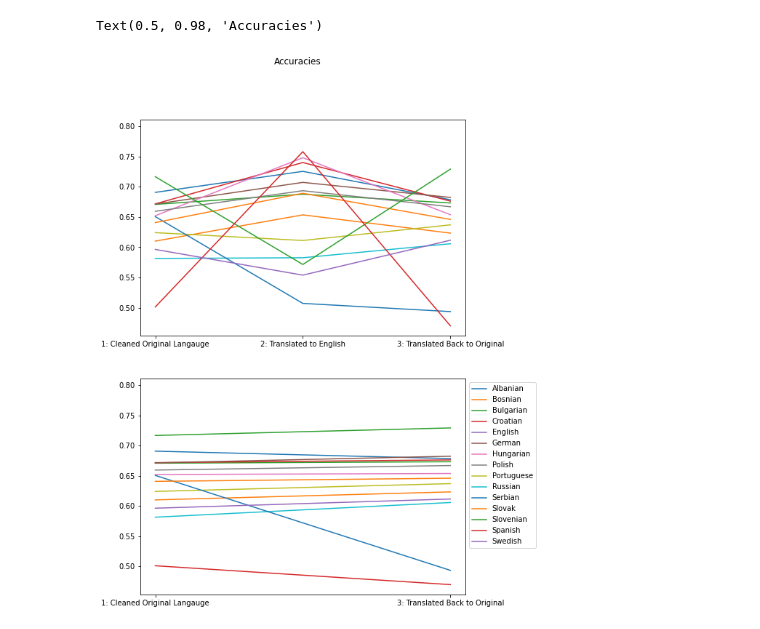
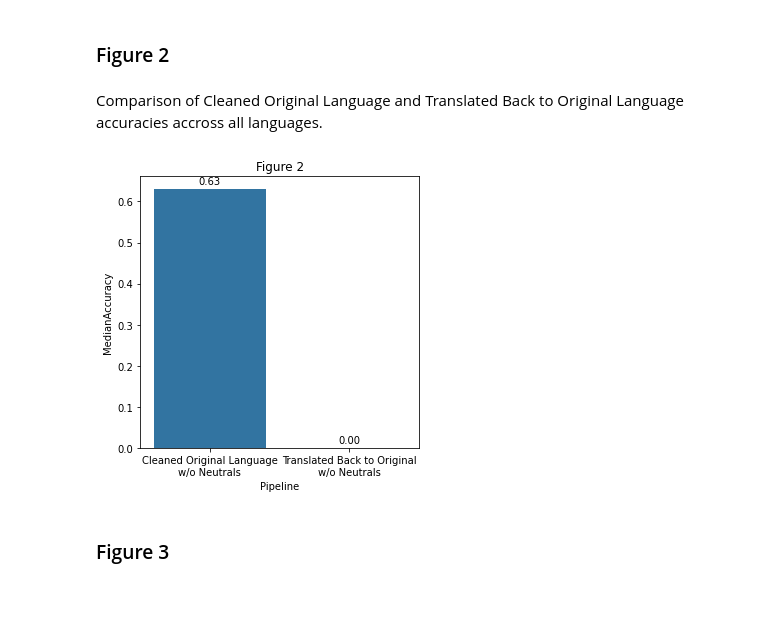
Before and after one commit to edward-chew/machine-translation, a Jupyter notebook: results.ipynb, the cells around one changed output. Drawn from its saved outputs; the diff is of its cells as text; code cells hidden in the pictures; blank space fills up the shorter version.

```diff
--- a/results.ipynb
+++ b/results.ipynb
@@ -0,0 +14,2 @@
+# %%
+pipelines = ["Cleaned Original Language", "Translated to English", "Translated Back to Original"]
@@ -0,0 +20,8 @@
+# %%
+# Distance between median and lower bound of 95% confidence interval
+def lower_dist(i):
+    return abs(data["Confidence"][i][0] - data["MedianAccuracy"][i])
+
+# Distance between median and upper bound of 95% confidence interval
+def upper_dist(i):
+    return abs(data["Confidence"][i][1] - data["MedianAccuracy"][i])
@@ -1,15 +56,41 @@
+# %% [markdown]
+### Figure 2
+# %% [markdown]
+Comparison of Cleaned Original Language and Translated Back to Original Language accuracies accross all languages.
+# %%
+data = pd.DataFrame({"Pipeline": [pipelines[0] + "\nw/o Neutrals", pipelines[2] + "\nw/o Neutrals"],
+                     "MedianAccuracy": [0.6292841870731398, 0],
+                     "Confidence": [[0.6292436847905679, 0.6293344412681997], [0, 0]]})
+
+lower_dists = list(map(lower_dist, [0,1]))
+upper_dists = list(map(upper_dist, [0,1]))
+
+bp = sns.barplot(
+    data=data,
+    x="Pipeline",
+    y="MedianAccuracy",
+    yerr=[lower_dists, upper_dists])
+
+bp.set_title("Figure 2")
+
+for bar in bp.patches:
+    bp.annotate(format(bar.get_height(), '.2f'),
+               (bar.get_x() + bar.get_width() / 2,
+                bar.get_height()), ha='center', va='center',
+                size=10, xytext=(0, 8),
+                textcoords='offset points')
+
+plt.savefig("Figures/figure2.png", bbox_inches="tight")
+# %% [output]
+[figure, added]
+# %% [markdown]
+### Figure 3
 # %%
-import matplotlib.pyplot as plt
-from matplotlib.pyplot import figure
-
-plt.rcParams["figure.figsize"] = (8,12)
-
-pipelines = ["1: Cleaned Original Langauge", "2: Translated to English", "3: Translated Back to Original"]
 data = { "Albanian" :   [0.6907679242994056, 0.7255703422053232, 0.6785111082239834],
          "Bosnian" :    [0.6101055226064854, 0.6535728130249386, 0.6233466625653645],
          "Bulgarian" :  [0.6708535739070091, 0.6877403476388247, 0.6732589348778076],
          "Croatian" :   [0.6717483751905641, 0.7402111890863776, 0.6762798239518184],
-         "English" :    [0.7943662985214232, None, None],
+         "English" :    [0.7943662985214232, 0                 , 0                 ],
          "German" :     [0.6713624471724693, 0.7073111488948264, 0.6824258104982556],
          "Hungarian" :  [0.6520987791961648, 0.748172757475083,  0.6537959822593269],
          "Polish" :     [0.6594672832196093, 0.6935362504232665, 0.6669599816359324],
@@ -17,21 +98,6 @@ data = { "Albanian" :   [0.6907679242994056, 0.7255703422053232, 0.6785111082239
          "Russian" :    [0.5814561714333923, 0.5825926728809885, 0.6057541957677474],
          "Serbian" :    [0.6506550218340611, 0.507029053420806,  0.4934800702857671],
          "Slovak" :     [0.6407723645292706, 0.6893227283682816, 0.6459887668706513],
-         "Slovenian" :  [0.7167278316238512, 0.5714285714285714, 0.729204807768845],
+         "Slovenian" :  [0.7167278316238512, 0.5714285714285714, 0.729204807768845 ],
          "Spanish" :    [0.5011172334725488, 0.7581346375925548, 0.46990518357629174],
          "Swedish" :    [0.5963507303089594, 0.5538045208532315, 0.6115641215715345] }
-languages = list(data.keys())
-
-fig, ax = plt.subplots(2)
-
-for key, value in data.items():
-    ax[0].plot(pipelines, value, label=key)
-
-for key, value in data.items():
-    ax[1].plot([pipelines[0], pipelines[2]], [value[0], value[2]], label=key)
-
-plt.legend(bbox_to_anchor=(1, 1))
-fig.suptitle('Accuracies')
-# %% [output]
-Text(0.5, 0.98, 'Accuracies')
-[figure, removed]
```
Also changed, not shown: parts of 45 cells of this notebook, 2 other files.
